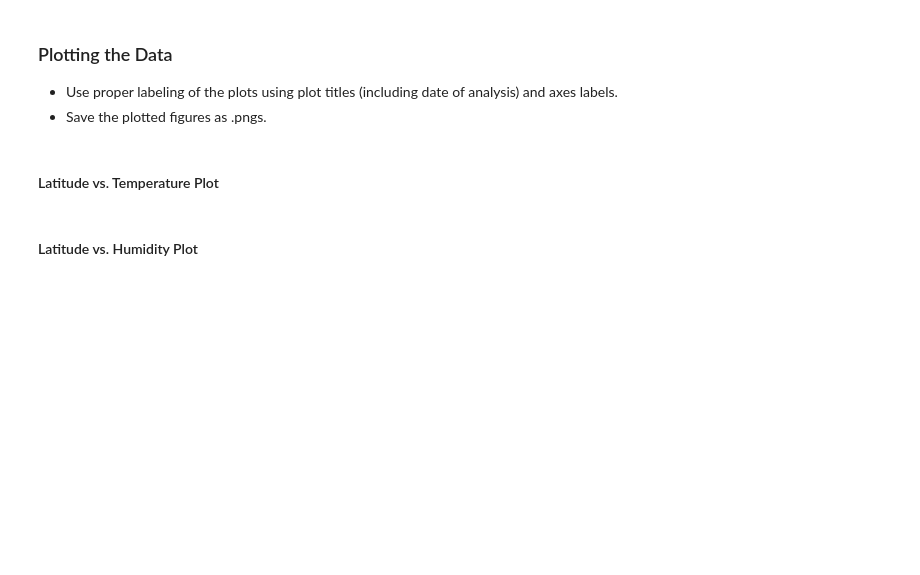
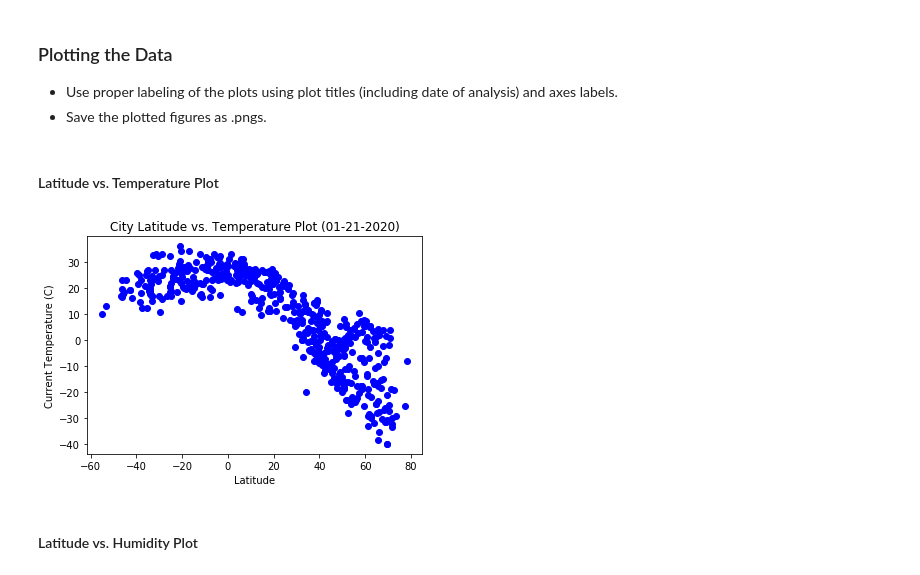
Before and after one commit to kirpatrick/python-api-challenge, a Jupyter notebook: WeatherPy/WeatherPy.ipynb, the cells around one changed output. Saved outputs shown, nothing was run; the diff lists cells and outputs as text; code cells hidden in the pictures; blank space fills up the shorter version.

Commit message:
Finished 1st scatter plot show

```diff
--- a/WeatherPy/WeatherPy.ipynb
+++ b/WeatherPy/WeatherPy.ipynb
@@ -165,6 +166,26 @@ city_weather_data
 * Save the plotted figures as .pngs.
 # %% [markdown]
 #### Latitude vs. Temperature Plot
+# %%
+# Isolate data point to plot
+lattitude = city_weather_data['lat']
+temperature = city_weather_data['temp']
+
+# Plot the lattitude vs tempretature (c) scatter plot
+lat_vs_temp_resutls = plt.scatter(lattitude, temperature, marker="o", color="blue")
+
+# Use timestamp for first city returned in dataset
+date_time = datetime.utcfromtimestamp(1579578485).strftime('%m-%d-%Y')
+
+# Print chart title, x-axis label, and y-axis label
+plt.title(f"City Latitude vs. Temperature Plot ({date_time})")
+plt.xlabel("Latitude")
+plt.ylabel("Current Temperature (C)")
+
+# Show the chart
+plt.show()
+# %% [output]
+[figure, added]
 # %% [markdown]
 #### Latitude vs. Humidity Plot
 # %% [markdown]
```
Also changed, not shown: parts of 1 cell of this notebook.
